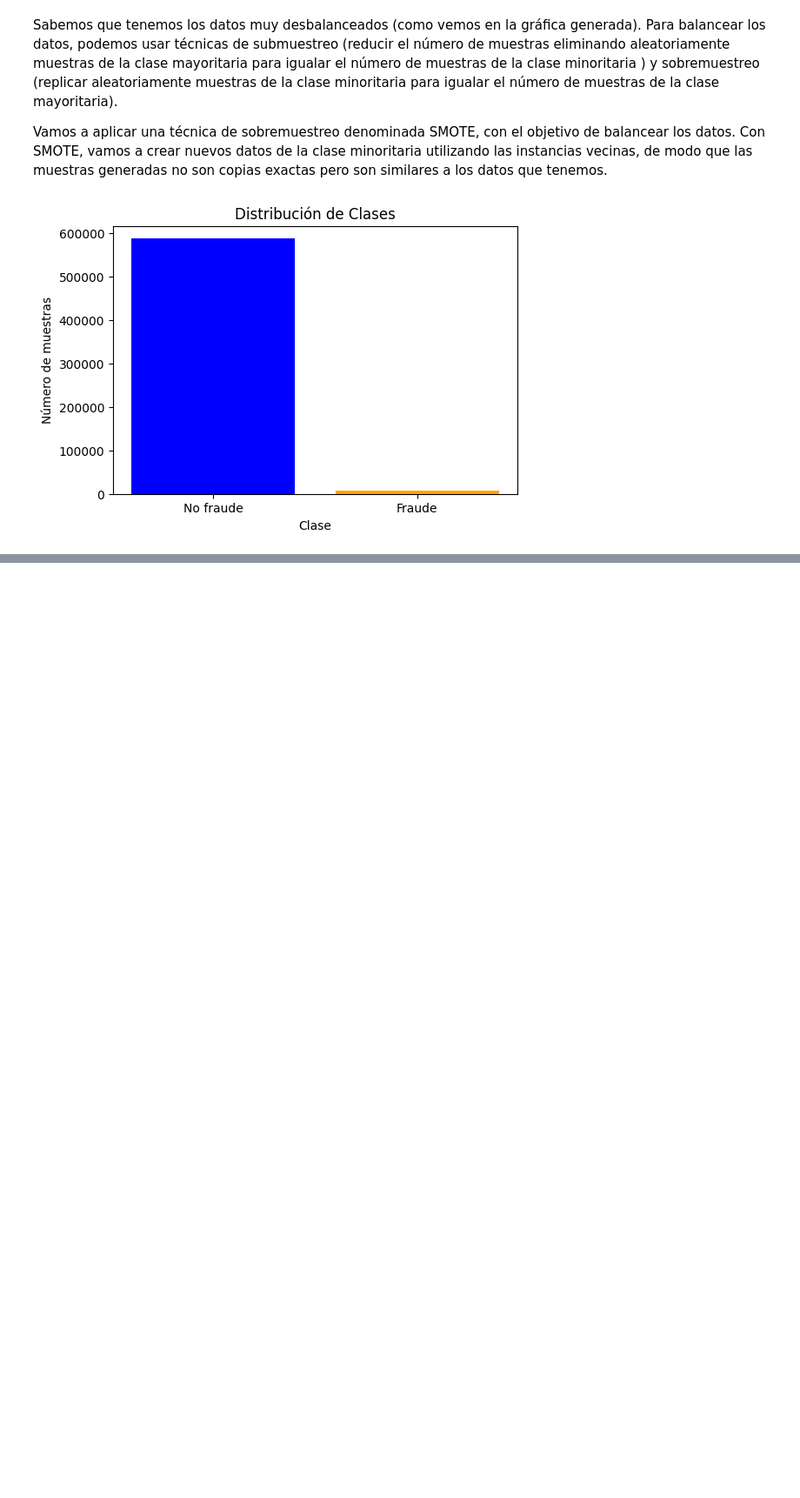
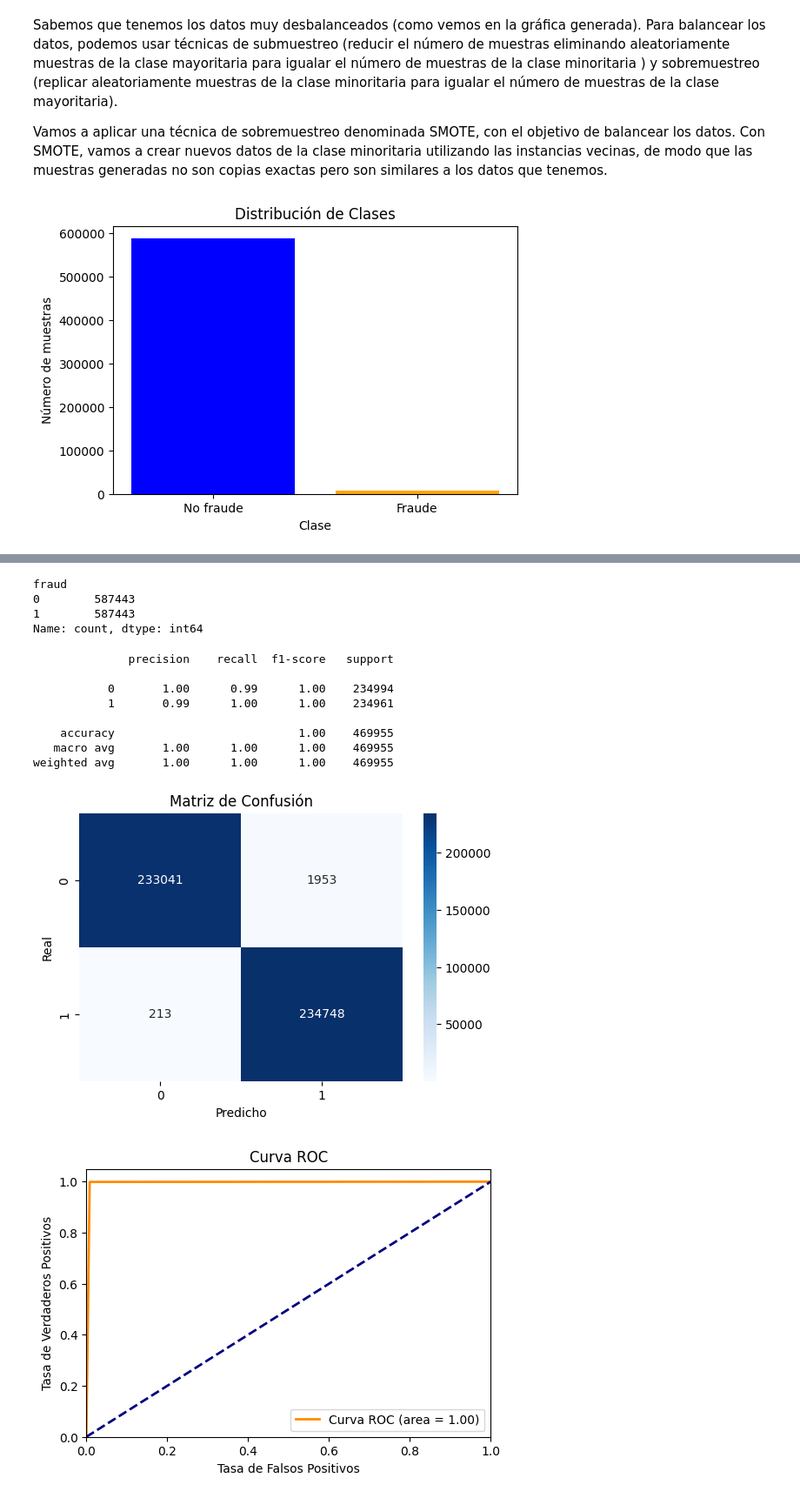
Before and after one commit to Javierbj02/Bank-Fraud-Detection, a Jupyter notebook: data2/preprocesamiento.ipynb, the cells around one changed output, grey strips where cells are left out. Shown at 87% size. Drawn from its saved outputs; the diff is of its cells as text; code cells hidden in the pictures; blank space fills up the shorter version.

Commit message:
feat: update new data preprocessing

```diff
--- a/data2/preprocesamiento.ipynb
+++ b/data2/preprocesamiento.ipynb
@@ -127,0 +159,8 @@ plt.show()
+# %%
+columns = ["customer", "age", "gender", "merchant", "category"]
+
+for col in columns:
+    df[col] = df[col].astype('category')
+    df[col] = df[col].cat.codes
+
+df.head()
@@ -127,0 +174,6 @@ plt.show()
+# %%
+
+X = df.drop(["fraud"], axis=1)
+Y = df["fraud"]
+
+X.head()
@@ -127,0 +202,63 @@ plt.show()
+# %%
+sm = SMOTE(random_state=42)
+X_res, y_res = sm.fit_resample(X, Y)
+y_res = pd.DataFrame(y_res)
+# %%
+y_res.value_counts()
+# %% [output]
+fraud
+0        587443
+1        587443
+Name: count, dtype: int64
+# %%
+X_train, X_test, y_train, y_test = train_test_split(X_res, y_res, test_size=0.4, random_state=42)
+
+# Modelos
+xgb_model = xgb.XGBClassifier()
+knn_model = KNeighborsClassifier(n_neighbors=3)
+rf_model = RandomForestClassifier(n_estimators=100)
+
+# Ensamble. Esto es un clasificador que combina los tres modelos anteriores. ¿Cómo funciona? El ensamble toma las predicciones de cada modelo y las combina para obtener una predicción final. En este caso, se utiliza la votación suave (soft voting), que consiste en promediar las probabilidades de cada modelo y seleccionar la clase con mayor probabilidad.
+ensemble = VotingClassifier(estimators=[
+    ('xgb', xgb_model), ('knn', knn_model), ('rf', rf_model)
+], voting='soft')
+
+ensemble.fit(X_train, y_train)
+
+y_pred = ensemble.predict(X_test)
+
+print(classification_report(y_test, y_pred))
+
+cm = confusion_matrix(y_test, y_pred)
+
+plt.figure(figsize=(6, 4))
+sns.heatmap(cm, annot=True, fmt="d", cmap="Blues")
+plt.xlabel("Predicho")
+plt.ylabel("Real")
+plt.title("Matriz de Confusión")
+plt.show()
+
+fpr, tpr, _ = roc_curve(y_test, y_pred)
+roc_auc = auc(fpr, tpr)
+
+plt.figure(figsize=(6, 4))
+plt.plot(fpr, tpr, color='darkorange', lw=2, label='Curva ROC (area = %0.2f)' % roc_auc)
+plt.plot([0, 1], [0, 1], color='navy', lw=2, linestyle='--')
+plt.xlim([0.0, 1.0])
+plt.ylim([0.0, 1.05])
+plt.xlabel('Tasa de Falsos Positivos')
+plt.ylabel('Tasa de Verdaderos Positivos')
+plt.title('Curva ROC')
+plt.legend(loc="lower right")
+plt.show()
+# %% [output]
+              precision    recall  f1-score   support
+
+           0       1.00      0.99      1.00    234994
+           1       0.99      1.00      1.00    234961
+
+    accuracy                           1.00    469955
+   macro avg       1.00      1.00      1.00    469955
+weighted avg       1.00      1.00      1.00    469955
+[figure, added]
+[figure, added]
```
Also changed, not shown: parts of 15 cells of this notebook.
